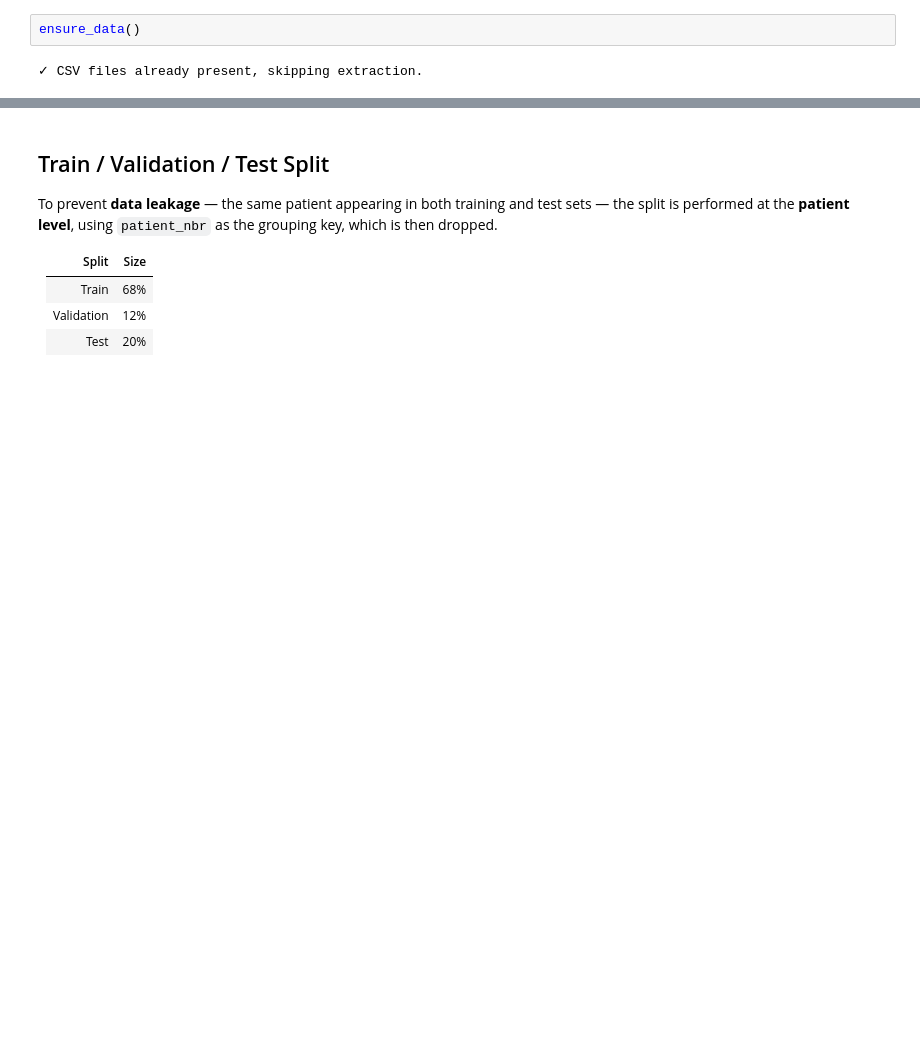
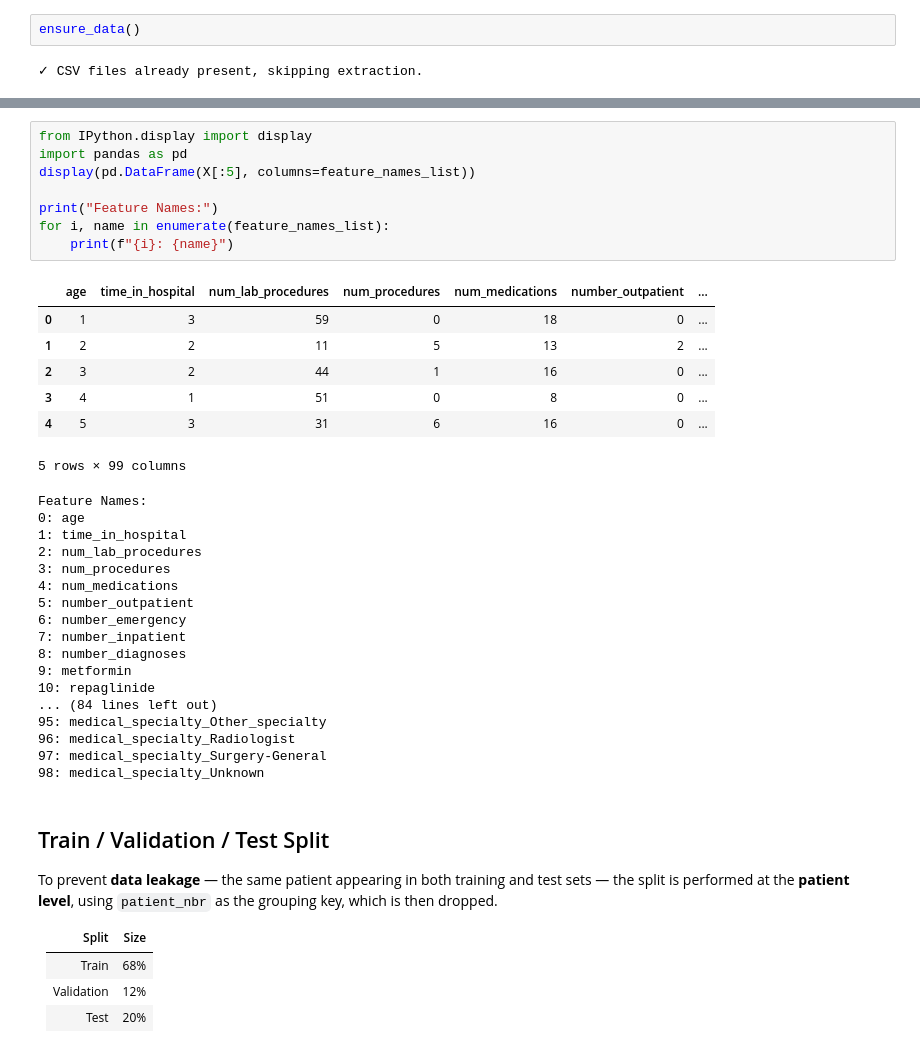
Before and after one commit to SrMallol2/Federated-Learning-Under-Data-Heterogeneity-for-Real-Applications-in-Multiple-Domains, a Jupyter notebook: Practices/Use Case 1 (Health)/Centralized/01_UC1_Centralized.ipynb, the cells around one changed output, grey strips where cells are left out. Cells and saved outputs as stored; diff of their text form; blank space fills up the shorter version.

```diff
--- a/Practices/Use Case 1 (Health)/Centralized/01_UC1_Centralized.ipynb
+++ b/Practices/Use Case 1 (Health)/Centralized/01_UC1_Centralized.ipynb
@@ -96,3 +97,36 @@ Name: count, dtype: int64
+# %%
+from IPython.display import display
+import pandas as pd
+display(pd.DataFrame(X[:5], columns=feature_names_list))
+
+print("Feature Names:")
+for i, name in enumerate(feature_names_list):
+    print(f"{i}: {name}")
+# %% [output]
+|  | age | time_in_hospital | num_lab_procedures | num_procedures | num_medications | number_outpatient | ... |
+| 0 | 1 | 3 | 59 | 0 | 18 | 0 | ... |
+| 1 | 2 | 2 | 11 | 5 | 13 | 2 | ... |
+| 2 | 3 | 2 | 44 | 1 | 16 | 0 | ... |
+| 3 | 4 | 1 | 51 | 0 | 8 | 0 | ... |
+| 4 | 5 | 3 | 31 | 6 | 16 | 0 | ... |
+5 rows × 99 columns
+Feature Names:
+0: age
+1: time_in_hospital
+2: num_lab_procedures
+3: num_procedures
+4: num_medications
+5: number_outpatient
+6: number_emergency
+7: number_inpatient
+8: number_diagnoses
+9: metformin
+10: repaglinide
+... (84 lines left out)
+95: medical_specialty_Other_specialty
+96: medical_specialty_Radiologist
+97: medical_specialty_Surgery-General
+98: medical_specialty_Unknown
 # %% [markdown]
 ## Train / Validation / Test Split
 
```
Also changed, not shown: parts of 11 cells of this notebook, 8 other files.
